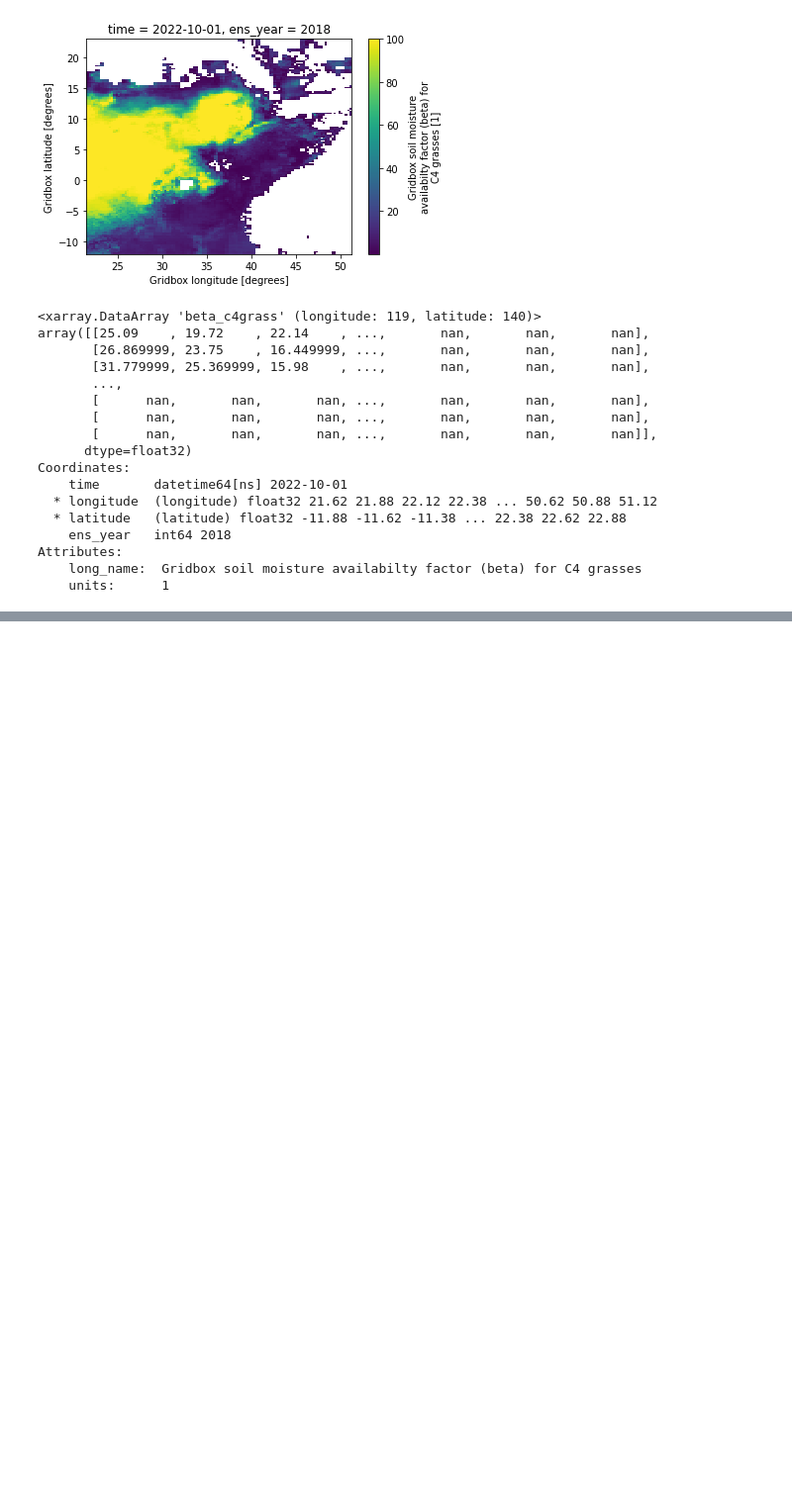
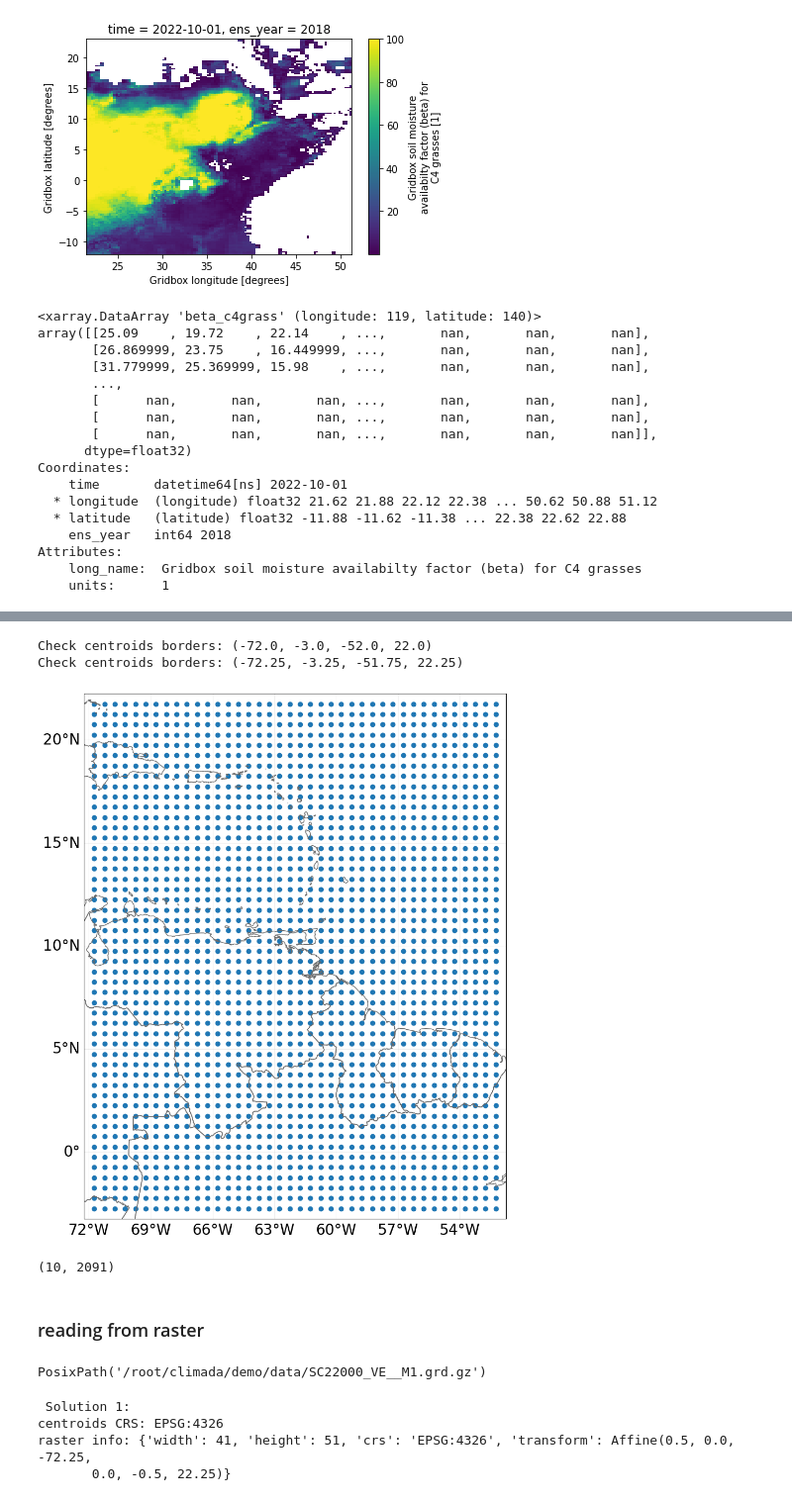
Before and after one commit to icpac-igad/ea-ibf-climada, a Jupyter notebook: drought/ibf_tamsat_wrsi.ipynb, the cells around one changed output, grey strips where cells are left out. Shown at 99% size. Cells and saved outputs as stored; diff of their text form; code cells hidden in the pictures; blank space fills up the shorter version.

```diff
--- a/drought/ibf_tamsat_wrsi.ipynb
+++ b/drought/ibf_tamsat_wrsi.ipynb
@@ -80,0 +499,49 @@ db2.rio.to_raster(f'{workdata_path}tamsat_workshpdata/for_training/trail6_output
+# %%
+# setting raster
+import numpy as np
+from scipy import sparse
+from climada.hazard import Hazard, Centroids
+
+# raster info:
+# border upper left corner (of the pixel, not of the center of the pixel)
+xf_lat = 22
+xo_lon = -72
+# resolution in lat and lon
+d_lat = -0.5 # negative because starting in upper corner
+d_lon = 0.5 # same step as d_lat
+# number of points
+n_lat = 50
+n_lon = 40
+
+n_ev = 10 # number of events
+
+haz = Hazard('TC')
+haz.centroids = Centroids.from_pix_bounds(xf_lat, xo_lon, d_lat, d_lon, n_lat, n_lon) # default crs used
+haz.intensity = sparse.csr_matrix(np.random.random((n_ev, haz.centroids.size)))
+haz.units = 'm'
+haz.event_id = np.arange(n_ev, dtype=int)
+haz.event_name = ['ev_12', 'ev_21', 'Maria', 'ev_35', 'Irma', 'ev_16', 'ev_15', 'Edgar', 'ev_1', 'ev_9']
+haz.date = [721166, 734447, 734447, 734447, 721167, 721166, 721167, 721200, 721166, 721166]
+haz.orig = np.zeros(n_ev, bool)
+haz.frequency = np.ones(n_ev)/n_ev
+haz.fraction = haz.intensity.copy()
+haz.fraction.data.fill(1)
+haz.check()
+print('Check centroids borders:', haz.centroids.total_bounds)
+haz.centroids.plot()
+
+# using from_pnt_bounds, the bounds refer to the bounds of the center of the pixel
+left, bottom, right, top = xo_lon, -3.0, -52.0, xf_lat
+haz.centroids = Centroids.from_pnt_bounds((left, bottom, right, top), 0.5) # default crs used
+print('Check centroids borders:', haz.centroids.total_bounds)
+# %% [output]
+Check centroids borders: (-72.0, -3.0, -52.0, 22.0)
+Check centroids borders: (-72.25, -3.25, -51.75, 22.25)
+[figure, added]
+# %%
+aa=sparse.csr_matrix(np.random.random((n_ev, haz.centroids.size)))
+aa.shape
+# %% [output]
+(10, 2091)
+# %% [markdown]
+### reading from raster
@@ -80,0 +559,4 @@ db2.rio.to_raster(f'{workdata_path}tamsat_workshpdata/for_training/trail6_output
+# %%
+HAZ_DEMO_FL
+# %% [output]
+PosixPath('/root/climada/demo/data/SC22000_VE__M1.grd.gz')
@@ -80,0 +589,11 @@ db2.rio.to_raster(f'{workdata_path}tamsat_workshpdata/for_training/trail6_output
+# %%
+haz_ven = Hazard.from_raster([f'{data_path}planet_scope_v1.tif'], dst_crs='epsg:4326',attrs={'frequency':np.ones(1)/2}, haz_type='DR')
+haz_ven.check()
+print('\n Solution 1:')
+print('centroids CRS:', haz.centroids.crs)
+print('raster info:', haz.centroids.meta)
+# %% [output]
+ Solution 1:
+centroids CRS: EPSG:4326
+raster info: {'width': 41, 'height': 51, 'crs': 'EPSG:4326', 'transform': Affine(0.5, 0.0, -72.25,
+       0.0, -0.5, 22.25)}
```
Also changed, not shown: parts of 70 cells of this notebook, 1 other file.
